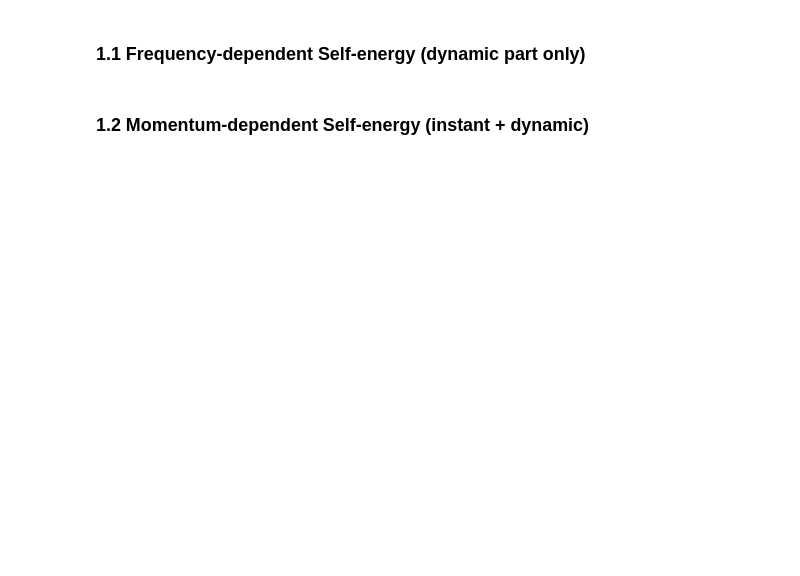
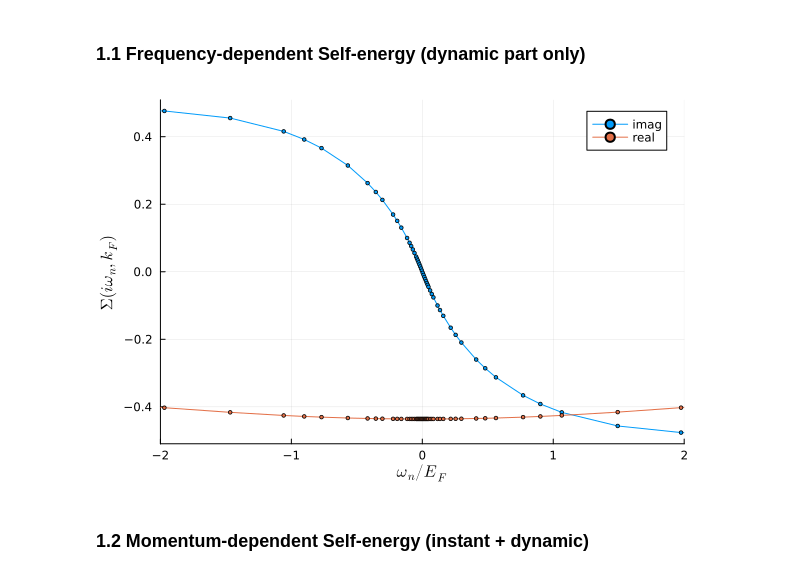
Before and after one commit to numericalEFT/ElectronGas.jl, a Jupyter notebook: example/G0W0_2D.ipynb, the cells around one changed output. Cells and saved outputs as stored; diff of their text form; code cells hidden in the pictures; blank space fills up the shorter version.

```diff
--- a/example/G0W0_2D.ipynb
+++ b/example/G0W0_2D.ipynb
@@ -24,17 +21,18 @@ Base.Iterators.Pairs{Union{}, Union{}, Tuple{}, NamedTuple{(), Tuple{}}}()
 # %%
-# sigma = SelfEnergy.G0W0(para, minK = 1e-6, Nk=12, order=4);
-# Nk, order, minK, rtol = 11, 8, 1e-8, 1e-10
 Nk, order, minK, rtol = 8, 8, 1e-7, 1e-10
-sigma = SelfEnergy.G0W0(para, 100*para.EF, rtol, Nk, 10 * para.kF, minK * para.kF, order, :rpa)
-sigma_wn = GreenFunc.toMatFreq(sigma);
-dlr = sigma_wn.dlrGrid
-kgrid = sigma_wn.spaceGrid
+sigma_dyn, sigma_ins = SelfEnergy.G0W0(para, 100*para.EF, rtol, Nk, 10 * para.kF, minK * para.kF, order, :rpa)
+sigma_ωn = sigma_dyn |> to_dlr |> to_imfreq;
+wgrid, kgrid = sigma_ωn.mesh
+dlr = wgrid.representation
+ωn_grid = wgrid.representation.ωn;
 kFidx = searchsortedfirst(kgrid.grid, para.kF);
 # %% [markdown]
 ### 1.1 Frequency-dependent Self-energy (dynamic part only)
 # %%
-plot(dlr.ωn/para.EF, imag(sigma_wn.dynamic[1, 1, kFidx, :]),marker=2, label="imag", xlabel=L"$\omega_n/E_F$", ylabel=L"$\Sigma(i\omega_n, k_F)$", xlims=(-2, 2))
-plot!(dlr.ωn/para.EF, real(sigma_wn.dynamic[1, 1, kFidx, :]),marker=2, label="real")
+plot(ωn_grid/para.EF, imag(sigma_ωn[:, kFidx]),marker=2, label="imag", xlabel=L"$\omega_n/E_F$", ylabel=L"$\Sigma(i\omega_n, k_F)$", xlims=(-2, 2))
+plot!(ωn_grid/para.EF, real(sigma_ωn[:, kFidx]),marker=2, label="real")
+# %% [output]
+[figure, added]
 # %% [markdown]
 ### 1.2 Momentum-dependent Self-energy (instant + dynamic)
 # %%
```
Also changed, not shown: parts of 5 cells of this notebook, 2 other files.
